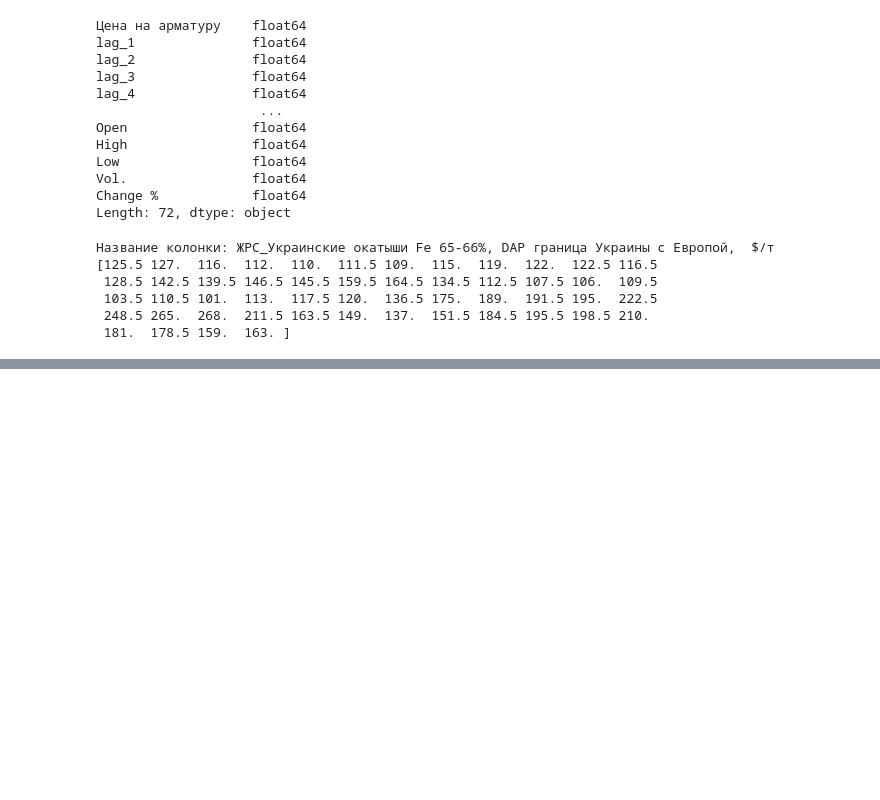
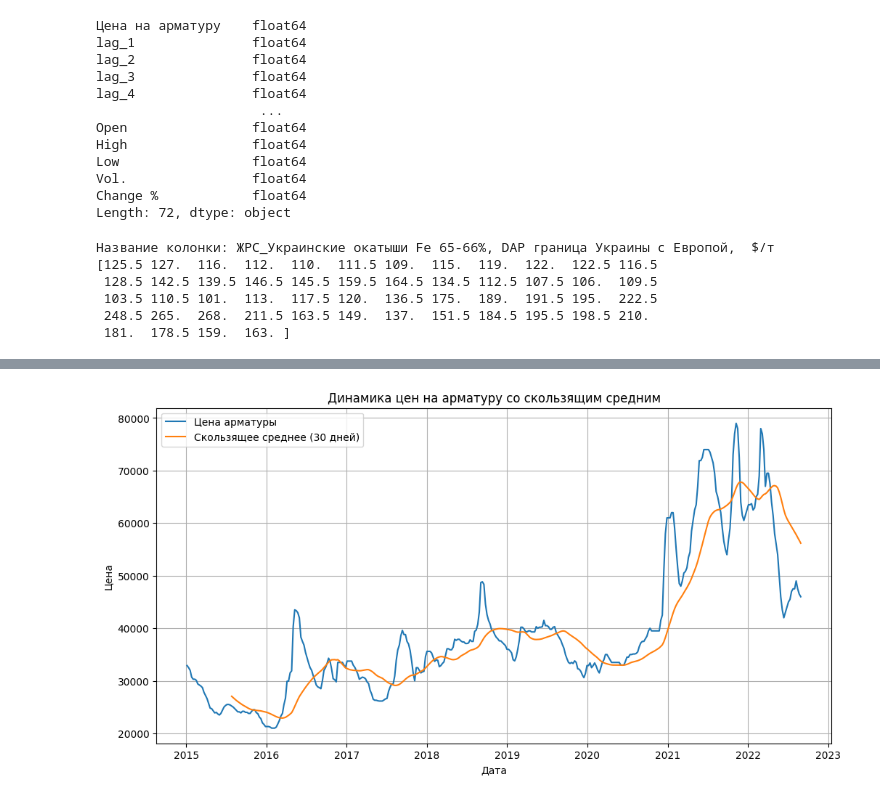
Before and after one commit to darinbtw/intensiv_3, a Jupyter notebook: vladislav_work/main_work.ipynb, the cells around one changed output, grey strips where cells are left out. Cells and saved outputs as stored; diff of their text form; code cells hidden in the pictures; blank space fills up the shorter version.

```diff
--- a/vladislav_work/main_work.ipynb
+++ b/vladislav_work/main_work.ipynb
@@ -383,0 +438,14 @@ CatBoostError: Invalid cat_features[0] = Ellipsis value type=<class 'ellipsis'>:
+# %%
+# Дополнительный анализ (например, скользящее среднее)
+price_data['Скользящее среднее (30 дней)'] = price_data['Цена на арматуру'].rolling(window=30).mean()
+plt.figure(figsize=(12, 6))
+plt.plot(price_data['Цена на арматуру'], label='Цена арматуры')
+plt.plot(price_data['Скользящее среднее (30 дней)'], label='Скользящее среднее (30 дней)')
+plt.title('Динамика цен на арматуру со скользящим средним')
+plt.xlabel('Дата')
+plt.ylabel('Цена')
+plt.legend()
+plt.grid(True)
+plt.show()
+# %% [output]
+[figure, added]
```
Also changed, not shown: parts of 20 cells of this notebook, 10 other files.
